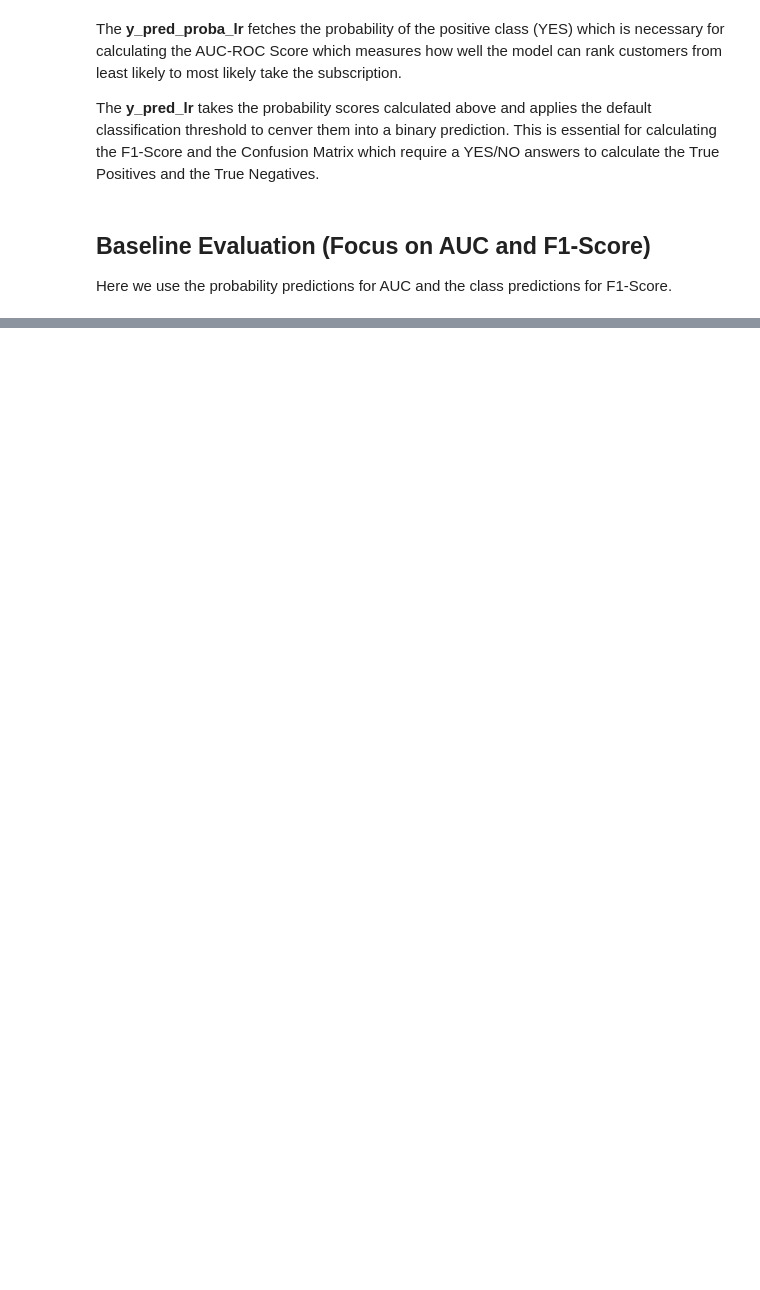
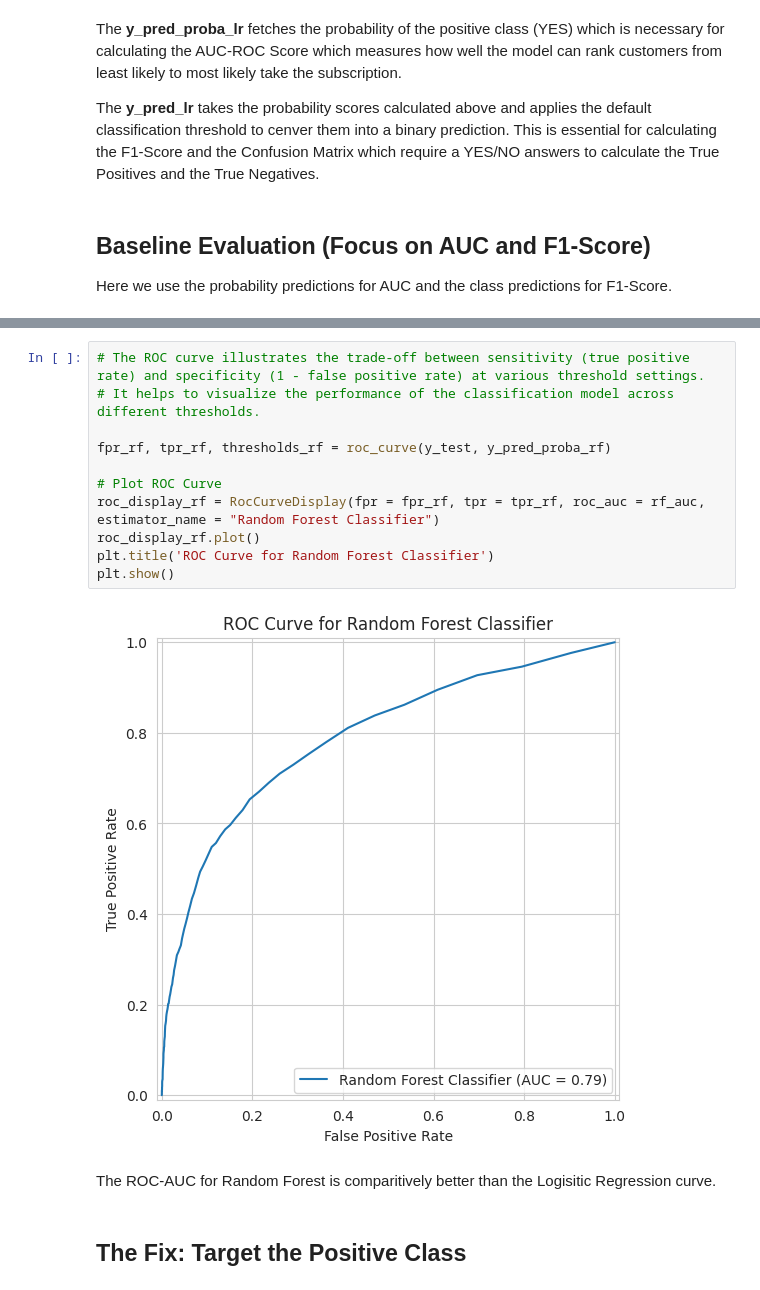
Before and after one commit to nazmilash/Bank-Marketing, a Jupyter notebook: Assignment_Pipeline.ipynb, the cells around one changed output, grey strips where cells are left out. Saved outputs shown, nothing was run; the diff lists cells and outputs as text; blank space fills up the shorter version.

```diff
--- a/Assignment_Pipeline.ipynb
+++ b/Assignment_Pipeline.ipynb
@@ -397,0 +521,17 @@ True Positives: 188
+# %%
+# The ROC curve illustrates the trade-off between sensitivity (true positive rate) and specificity (1 - false positive rate) at various threshold settings.
+# It helps to visualize the performance of the classification model across different thresholds.
+
+fpr_rf, tpr_rf, thresholds_rf = roc_curve(y_test, y_pred_proba_rf)
+
+# Plot ROC Curve
+roc_display_rf = RocCurveDisplay(fpr = fpr_rf, tpr = tpr_rf, roc_auc = rf_auc, estimator_name = "Random Forest Classifier")
+roc_display_rf.plot()
+plt.title('ROC Curve for Random Forest Classifier')
+plt.show()
+# %% [output]
+[figure, added]
+# %% [markdown]
+The ROC-AUC for Random Forest is comparitively better than the Logisitic Regression curve.
+# %% [markdown]
+## The Fix: Target the Positive Class
```
Also changed, not shown: parts of 10 cells of this notebook.
